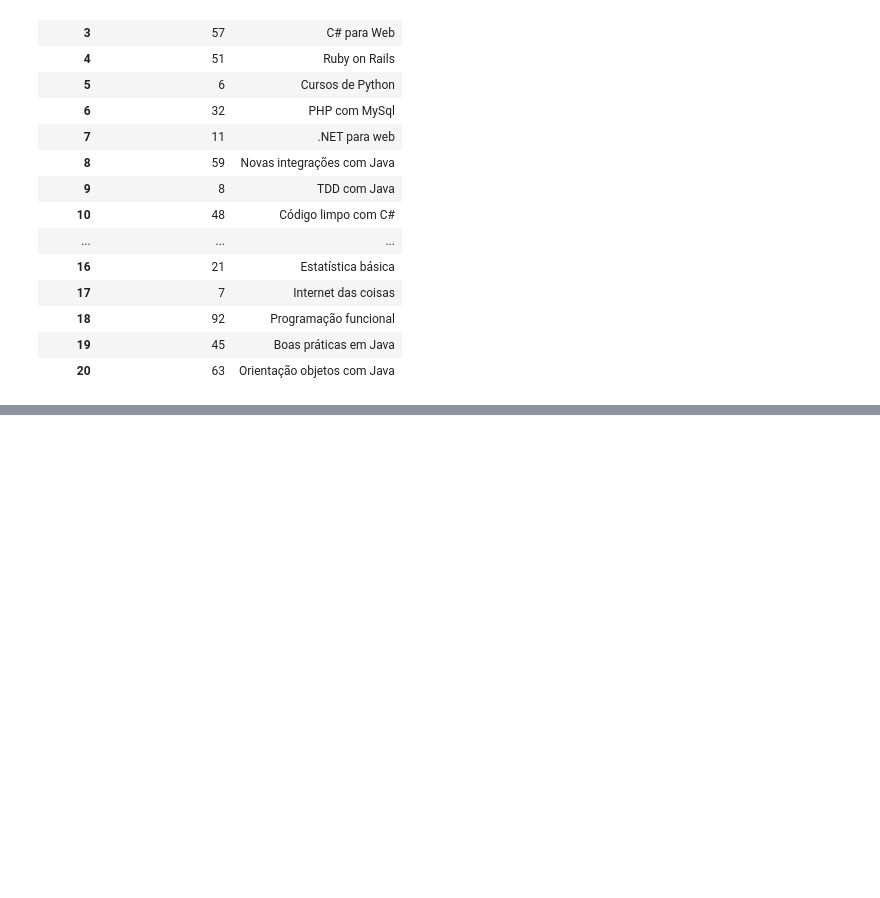
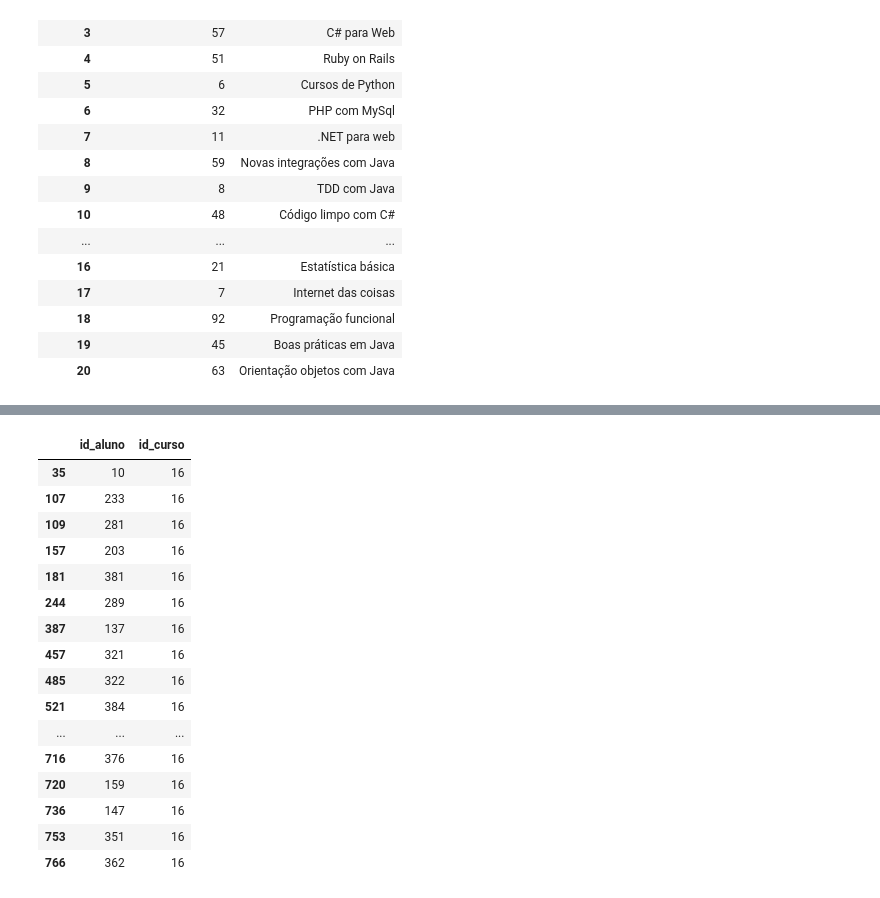
Before and after one commit to Cesarso/Python-para-DataScience, a Jupyter notebook: Pandas_IO.ipynb, the cells around one changed output, grey strips where cells are left out. Cells and saved outputs as stored; diff of their text form; code cells hidden in the pictures; blank space fills up the shorter version.

```diff
--- a/Pandas_IO.ipynb
+++ b/Pandas_IO.ipynb
@@ -398,0 +479,22 @@ matriculas_por_curso.head()
+# %%
+id_curso = 16
+proxima_turma = matriculas.query("id_curso == {}".format(id_curso))
+proxima_turma
+# %% [output]
+|  | id_aluno | id_curso |
+| 35 | 10 | 16 |
+| 107 | 233 | 16 |
+| 109 | 281 | 16 |
+| 157 | 203 | 16 |
+| 181 | 381 | 16 |
+| 244 | 289 | 16 |
+| 387 | 137 | 16 |
+| 457 | 321 | 16 |
+| 485 | 322 | 16 |
+| 521 | 384 | 16 |
+| ... | ... | ... |
+| 716 | 376 | 16 |
+| 720 | 159 | 16 |
+| 736 | 147 | 16 |
+| 753 | 351 | 16 |
+| 766 | 362 | 16 |
```
Also changed, not shown: parts of 55 cells of this notebook.
